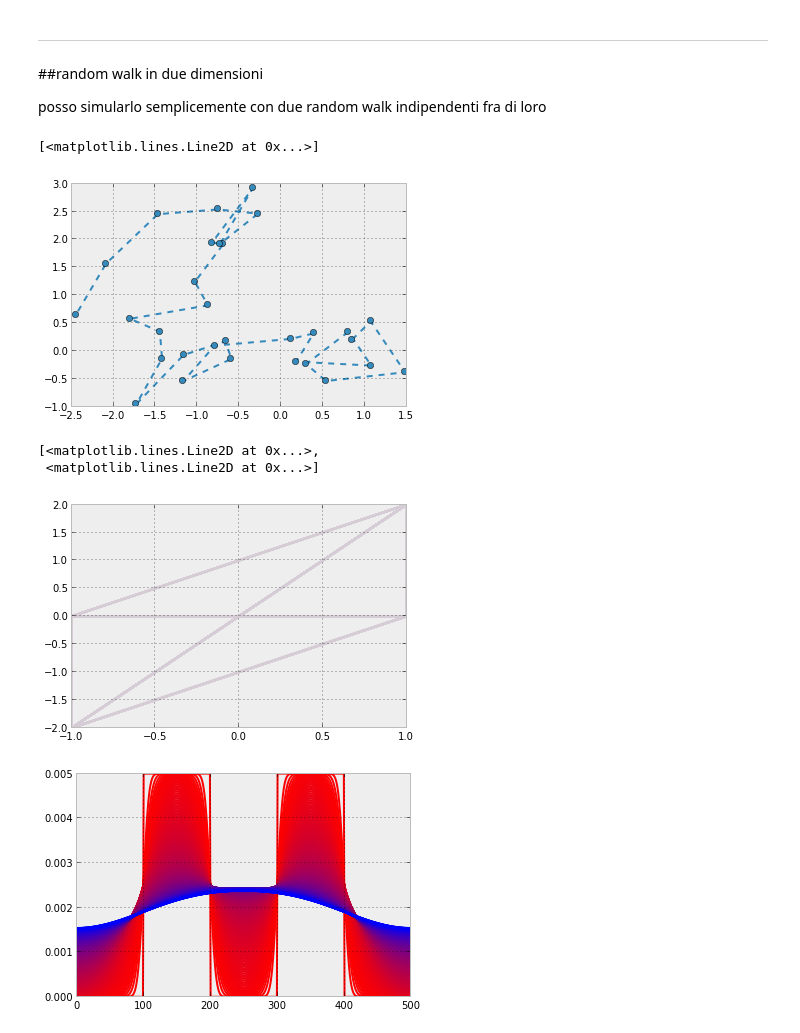
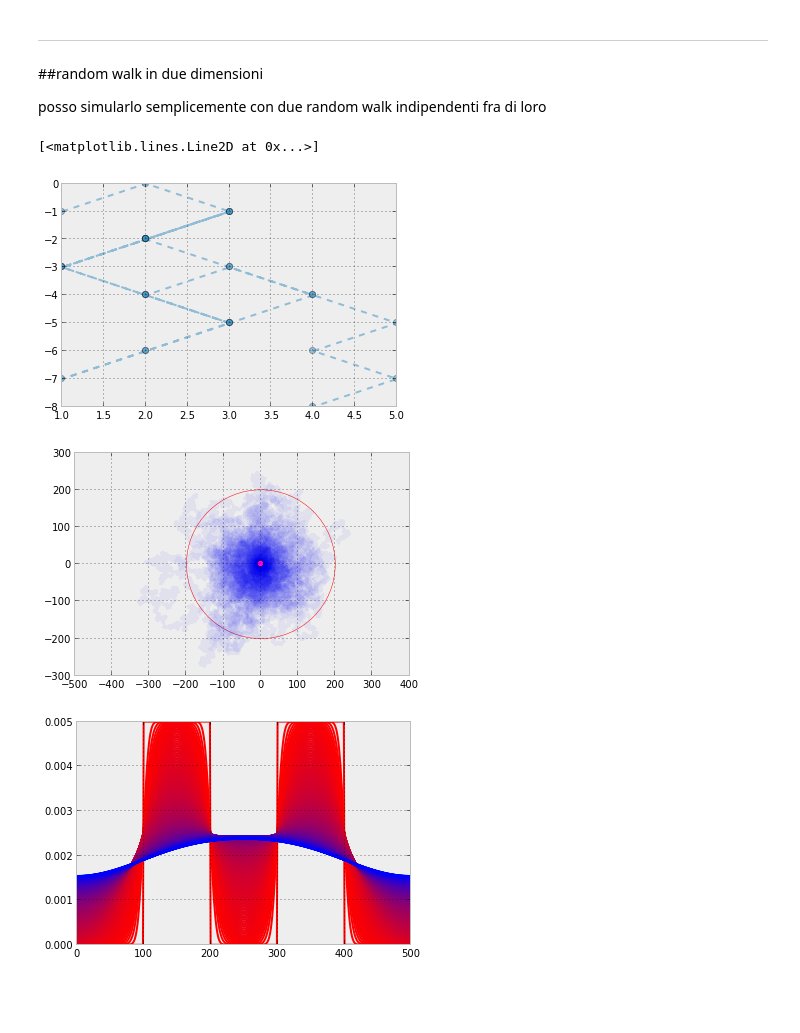
Before and after one commit to EnricoGiampieri/lezionipython, a Jupyter notebook: metodi fisici - diffusione.ipynb, the cells around one changed output. Cells and saved outputs as stored; diff of their text form; code cells hidden in the pictures; blank space fills up the shorter version.

```diff
--- a/metodi fisici - diffusione.ipynb
+++ b/metodi fisici - diffusione.ipynb
@@ -138,24 +143,29 @@ gca().set_ylim(0.0, None)
 posso simularlo semplicemente con due random walk indipendenti fra di loro
 # %%
 N = 30
-single_steps = array( [rand(N)*2-1, rand(N)*2-1] )
-single_walk = cumsum(single_steps, axis=1)
-plot(single_walk[0], single_walk[1], marker='o', linestyle='--')
+single_steps = (rand(N,2)<0.5)*2-1
+single_walk = cumsum(single_steps, axis=0).T
+plot(single_walk[0], single_walk[1], marker='o', linestyle='--', alpha=0.5)
 # %% [output]
 [<matplotlib.lines.Line2D at 0x...>]
-[figure, old version]
+[figure, new version]
 # %%
 ora ne creo diversi tutti insieme e vedo che cosa succede
 # %%
-N = 5000
-NW = 2
+N = 10000
+NW = 100
+
+radius = 2.0*sqrt(N)
 single_steps = (rand(N, 2, NW)<0.5)*2-1
-single_walk = cumsum(single_steps, axis=1)
-plot(single_walk[:,0,:], single_walk[:,1,:], alpha=0.1)
+single_walk = cumsum(single_steps, axis=0).T
+for walk in single_walk:
+    plot(walk[0], walk[1], alpha=0.05, color='b')
+plot([0],[0], marker='o', color='magenta')
+gca().add_patch(Circle((0,0), radius, facecolor='none', edgecolor='r'))
+plt.axes().set_aspect('equal', 'datalim')
+show()
 # %% [output]
-[<matplotlib.lines.Line2D at 0x...>,
- <matplotlib.lines.Line2D at 0x...>]
-[figure, old version]
+[figure, new version]
 # %%
 from scipy.ndimage.filters import gaussian_filter
 # %%
```
Also changed, not shown: parts of 1 cell of this notebook, 2 other files.
